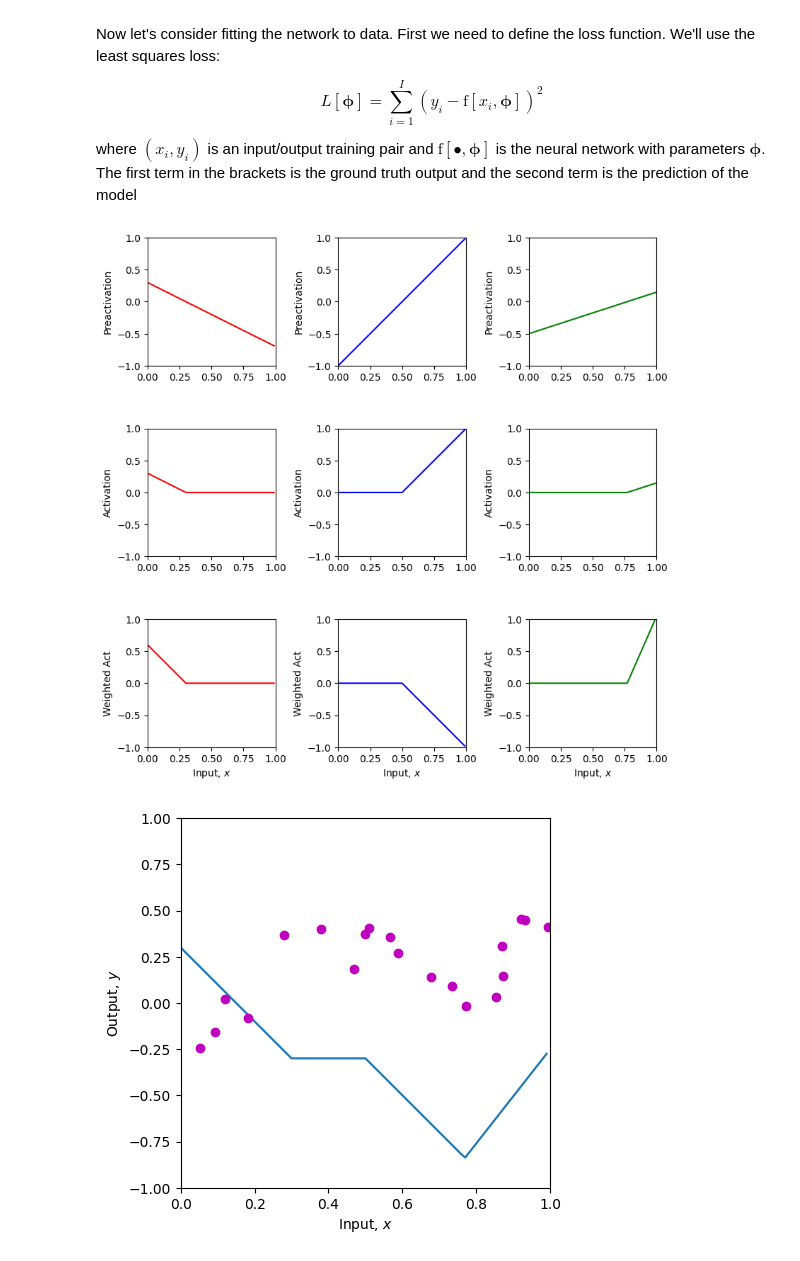
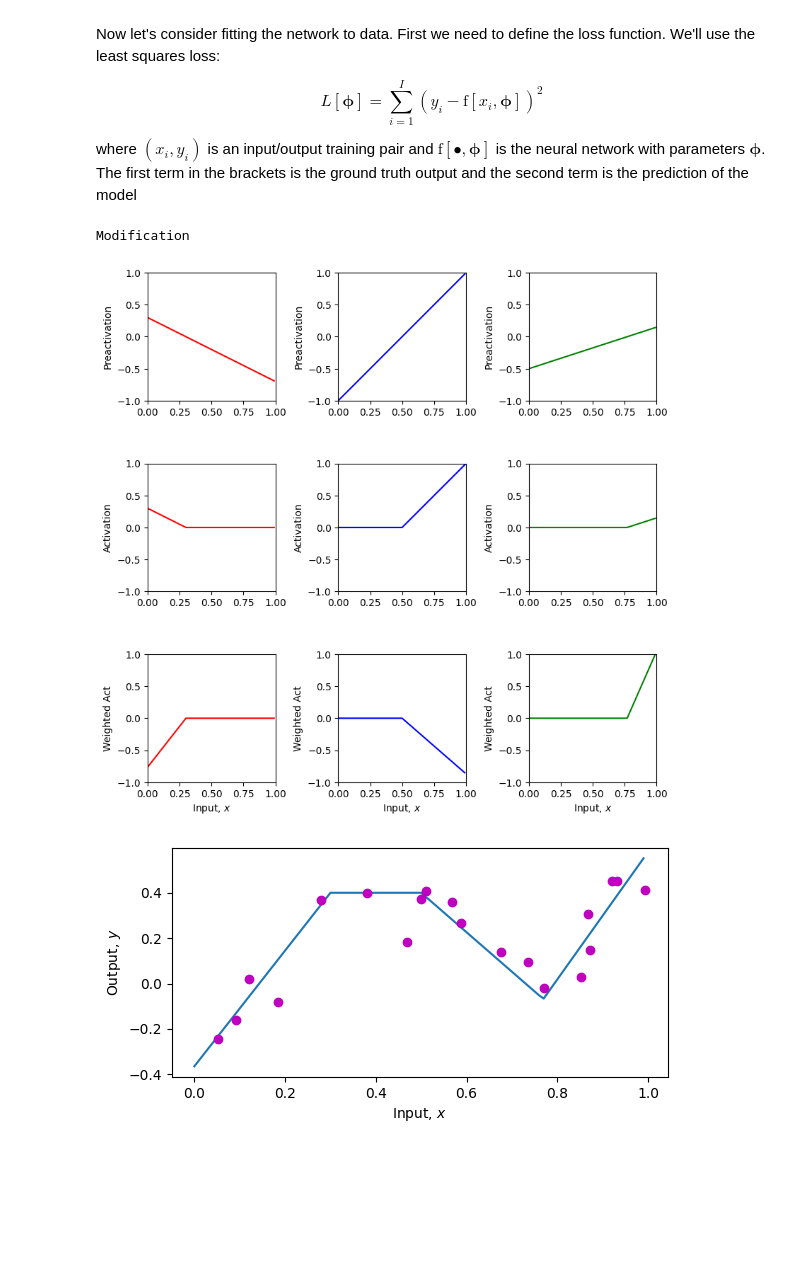
Before and after one commit to vvithurshan/DeepLearning, a Jupyter notebook: Notebooks/Chap03/3_1_Shallow_Networks_I.ipynb, the cells around one changed output. Drawn from its saved outputs; the diff is of its cells as text; code cells hidden in the pictures; blank space fills up the shorter version.

```diff
--- a/Notebooks/Chap03/3_1_Shallow_Networks_I.ipynb
+++ b/Notebooks/Chap03/3_1_Shallow_Networks_I.ipynb
@@ -97,7 +97,7 @@ def plot_neural(x, y, pre_1, pre_2, pre_3, act_1, act_2, act_3, w_act_1, w_act_2
   fig, ax = plt.subplots()
   ax.plot(x,y)
   ax.set_xlabel('Input, $x$'); ax.set_ylabel('Output, $y$')
-  ax.set_xlim([0,1]);ax.set_ylim([-1,1])
+#   ax.set_xlim([0,1]);ax.set_ylim([-1,1])
   ax.set_aspect(0.5)
   if x_data is not None:
     ax.plot(x_data, y_data, 'mo')
@@ -306,41 +326,50 @@ def least_squares_loss(y_train, y_predict):
   return loss
 # %%
 # Now lets define some parameters, run the neural network, and compute the loss
+## original
 theta_10 =  0.3 ; theta_11 = -1.0
 theta_20 = -1.0  ; theta_21 = 2.0
 theta_30 = -0.5  ; theta_31 = 0.65
 phi_0 = -0.3; phi_1 = 2.0; phi_2 = -1.0; phi_3 = 7.0
+
+# TODO.  Manipulate the parameters (by hand!) to make the function
+# fit the data better and try to reduce the loss to as small a number
+# as possible.  The best that I could do was 0.181
+# Tip... start by manipulating phi_0.
+# It's not that easy, so don't spend too much time on this!
+
+print('Modification')
+
+theta_10 =  0.3 ; theta_11 = -1.0
+theta_20 = -1.0  ; theta_21 = 2.0
+theta_30 = -0.5  ; theta_31 = 0.65
+phi_0 = 0.4; phi_1 = -2.55; phi_2 = -0.87; phi_3 = 7.0
 
 # Define a range of input values
 x = np.arange(0,1,0.01)
 
 x_train = np.array([0.09291784,0.46809093,0.93089486,0.67612654,0.73441752,0.86847339,\
                    0.49873225,0.51083168,0.18343972,0.99380898,0.27840809,0.38028817,\
                    0.12055708,0.56715537,0.92005746,0.77072270,0.85278176,0.05315950,\
                    0.87168699,0.58858043])
 y_train = np.array([-0.15934537,0.18195445,0.451270150,0.13921448,0.09366691,0.30567674,\
                     0.372291170,0.40716968,-0.08131792,0.41187806,0.36943738,0.3994327,\
                     0.019062570,0.35820410,0.452564960,-0.0183121,0.02957665,-0.24354444, \
                     0.148038840,0.26824970])
 
 # We run the neural network for each of these input values
 y, pre_1, pre_2, pre_3, act_1, act_2, act_3, w_act_1, w_act_2, w_act_3 = \
     shallow_1_1_3(x, ReLU, phi_0,phi_1,phi_2,phi_3, theta_10, theta_11, theta_20, theta_21, theta_30, theta_31)
 # And then plot it
 plot_neural(x, y, pre_1, pre_2, pre_3, act_1, act_2, act_3, w_act_1, w_act_2, w_act_3, plot_all=True, x_data = x_train, y_data = y_train)
 
 # Run the neural network on the training data
 y_predict, *_ = shallow_1_1_3(x_train, ReLU, phi_0,phi_1,phi_2,phi_3, theta_10, theta_11, theta_20, theta_21, theta_30, theta_31)
 
 # Compute the least squares loss and print it out
 loss = least_squares_loss(y_train,y_predict)
 print('Your Loss = %3.3f, True value = 9.385'%(loss))
-
-# TODO.  Manipulate the parameters (by hand!) to make the function
-# fit the data better and try to reduce the loss to as small a number
-# as possible.  The best that I could do was 0.181
-# Tip... start by manipulating phi_0.
-# It's not that easy, so don't spend too much time on this!
 # %% [output]
+Modification
-[figure, old version]
+[figure, new version]
-[figure, old version]
+[figure, new version]
```
Also changed, not shown: parts of 2 cells of this notebook.
